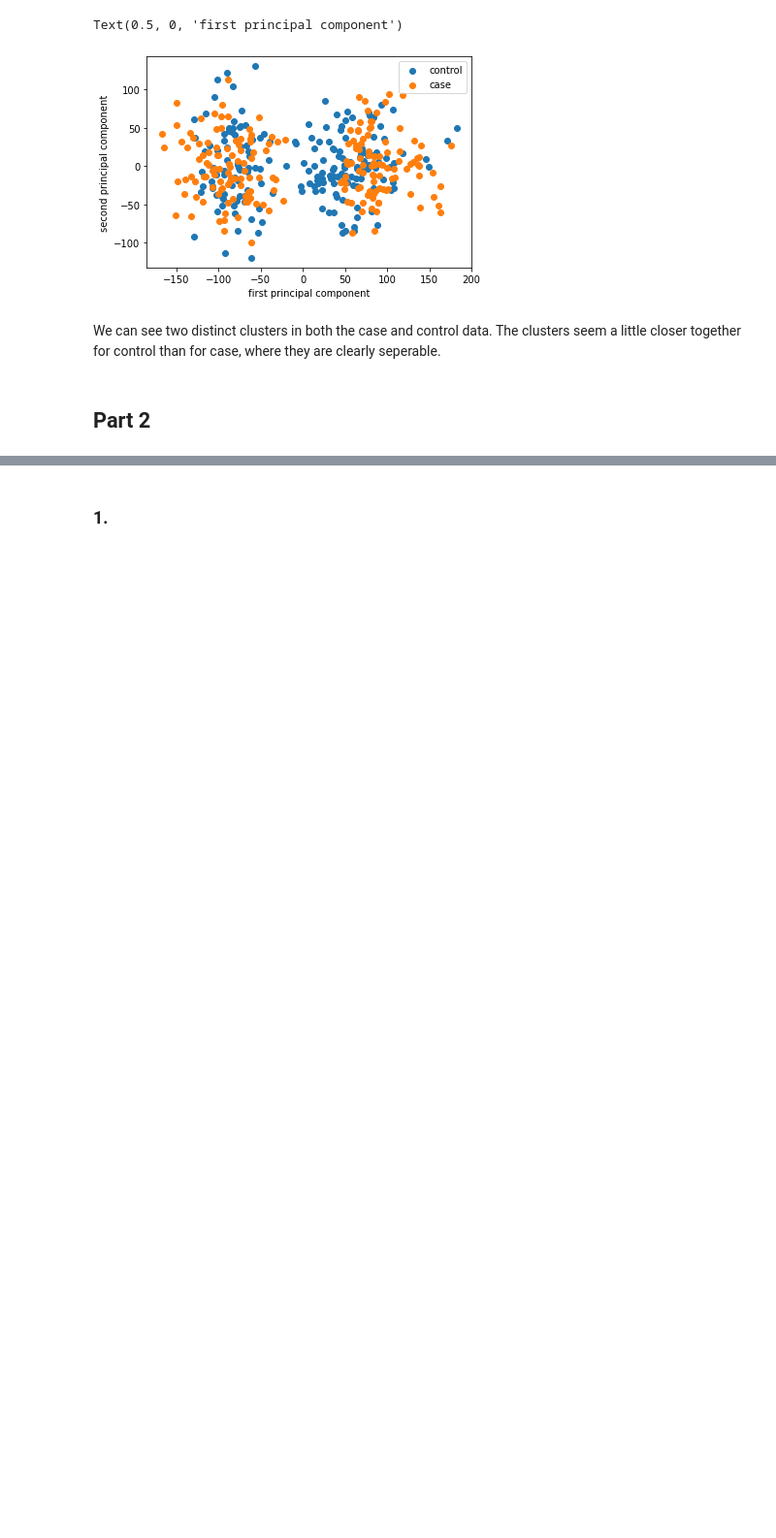
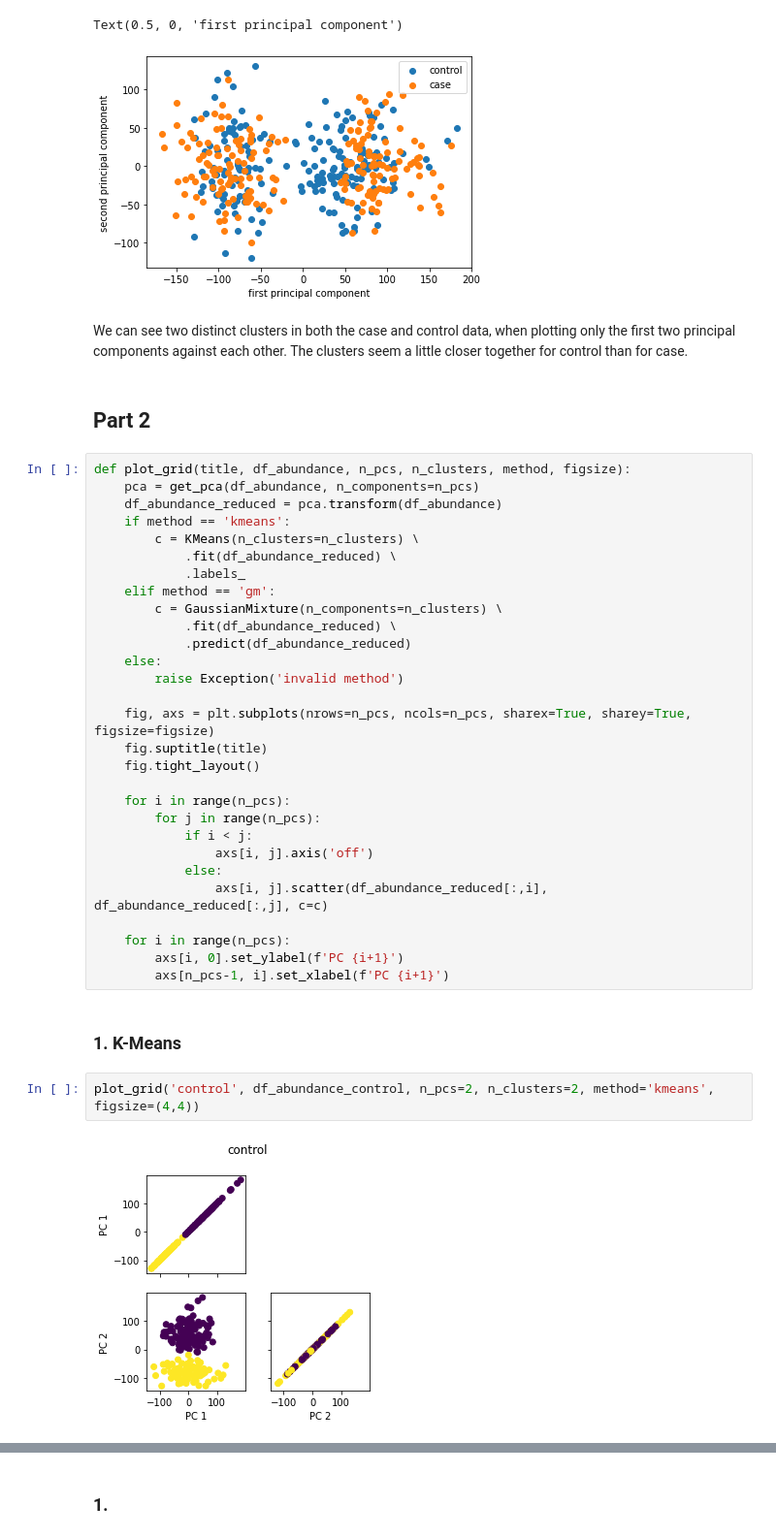
Before and after one commit to ArchieGertsman/ECE471-MP2, a Jupyter notebook: answers.ipynb, the cells around one changed output, grey strips where cells are left out. Shown at 97% size. Drawn from its saved outputs; the diff is of its cells as text; blank space fills up the shorter version.

```diff
--- a/answers.ipynb
+++ b/answers.ipynb
@@ -591,6 +599,41 @@ plt.xlabel('first principal component')
 Text(0.5, 0, 'first principal component')
 [figure]
 # %% [markdown]
-We can see two distinct clusters in both the case and control data. The clusters seem a little closer together for control than for case, where they are clearly seperable.
+We can see two distinct clusters in both the case and control data, when plotting only the first two principal components against each other. The clusters seem a little closer together for control than for case.
 # %% [markdown]
 ## Part 2
+# %%
+def plot_grid(title, df_abundance, n_pcs, n_clusters, method, figsize):
+    pca = get_pca(df_abundance, n_components=n_pcs)
+    df_abundance_reduced = pca.transform(df_abundance)
+    if method == 'kmeans':
+        c = KMeans(n_clusters=n_clusters) \
+            .fit(df_abundance_reduced) \
+            .labels_
+    elif method == 'gm':
+        c = GaussianMixture(n_components=n_clusters) \
+            .fit(df_abundance_reduced) \
+            .predict(df_abundance_reduced)
+    else:
+        raise Exception('invalid method')
+
+    fig, axs = plt.subplots(nrows=n_pcs, ncols=n_pcs, sharex=True, sharey=True, figsize=figsize)
+    fig.suptitle(title)
+    fig.tight_layout()
+
+    for i in range(n_pcs):
+        for j in range(n_pcs):
+            if i < j:
+                axs[i, j].axis('off')
+            else:
+                axs[i, j].scatter(df_abundance_reduced[:,i], df_abundance_reduced[:,j], c=c)
+
+    for i in range(n_pcs):
+        axs[i, 0].set_ylabel(f'PC {i+1}')
+        axs[n_pcs-1, i].set_xlabel(f'PC {i+1}')
+# %% [markdown]
+### 1. K-Means
+# %%
+plot_grid('control', df_abundance_control, n_pcs=2, n_clusters=2, method='kmeans', figsize=(4,4))
+# %% [output]
+[figure, added]
```
Also changed, not shown: parts of 42 cells of this notebook.
